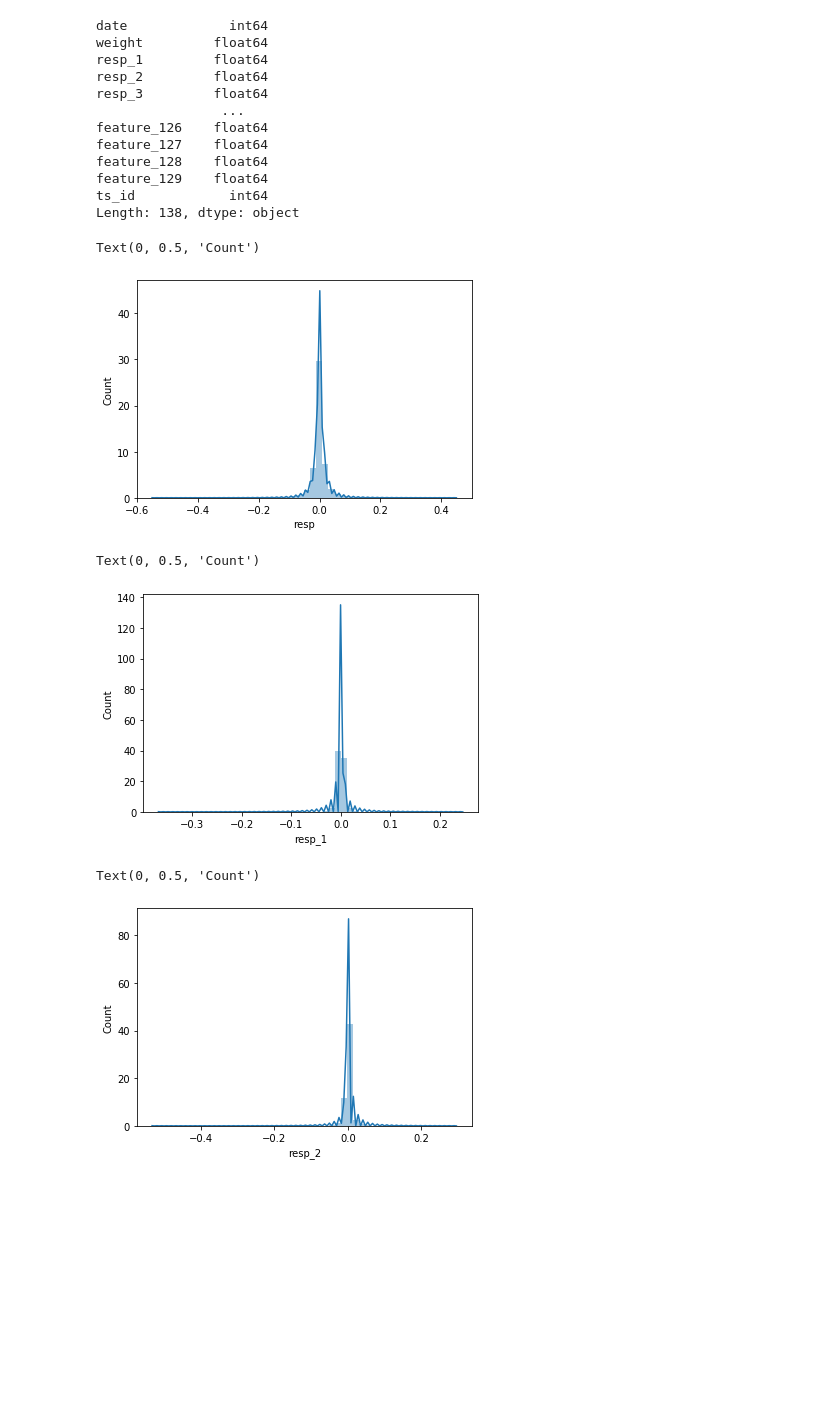
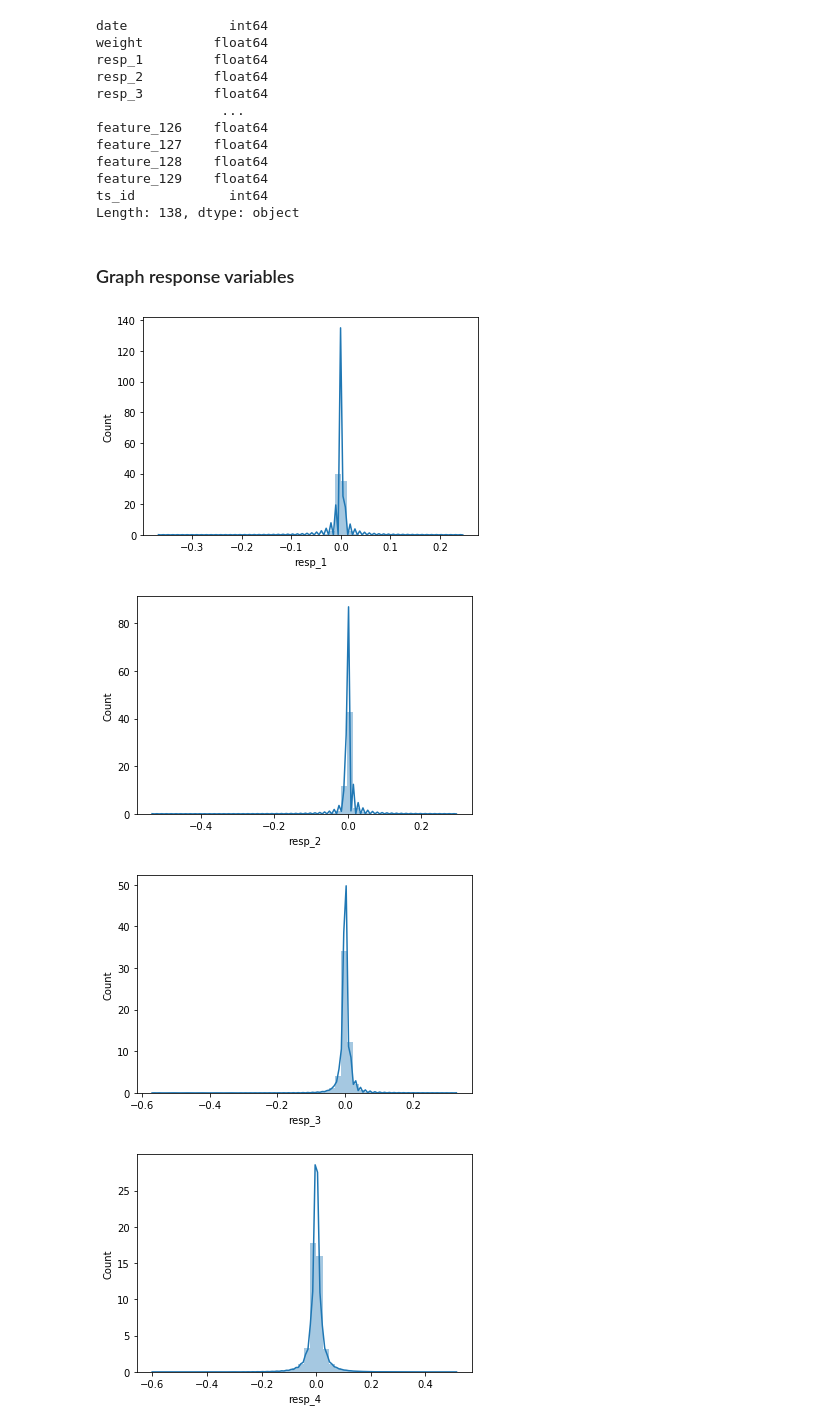
Before and after one commit to rmei97/market_preds, a Jupyter notebook: eda.ipynb, the cells around one changed output. Drawn from its saved outputs; the diff is of its cells as text; code cells hidden in the pictures; blank space fills up the shorter version.

```diff
--- a/eda.ipynb
+++ b/eda.ipynb
@@ -199,21 +199,16 @@ feature_128    float64
 feature_129    float64
 ts_id            int64
 Length: 138, dtype: object
-# %%
-sns.distplot(data['resp'])
-plt.ylabel('Count')
-# %% [output]
-Text(0, 0.5, 'Count')
-[figure, removed]
-# %%
-sns.distplot(data['resp_1'])
-plt.ylabel('Count')
-# %% [output]
-Text(0, 0.5, 'Count')
-[figure, removed]
-# %%
-sns.distplot(data['resp_2'])
-plt.ylabel('Count')
-# %% [output]
-Text(0, 0.5, 'Count')
-[figure, removed]
+# %% [markdown]
+### Graph response variables
+# %%
+list_var = ['resp_1','resp_2','resp_3','resp_4','resp']
+for var in list_var:
+    sns.distplot(data[var])
+    plt.ylabel('Count')
+    plt.show()
+# %% [output]
+[figure, added]
+[figure, added]
+[figure, added]
+[figure, added]
```
Also changed, not shown: parts of 6 cells of this notebook.
